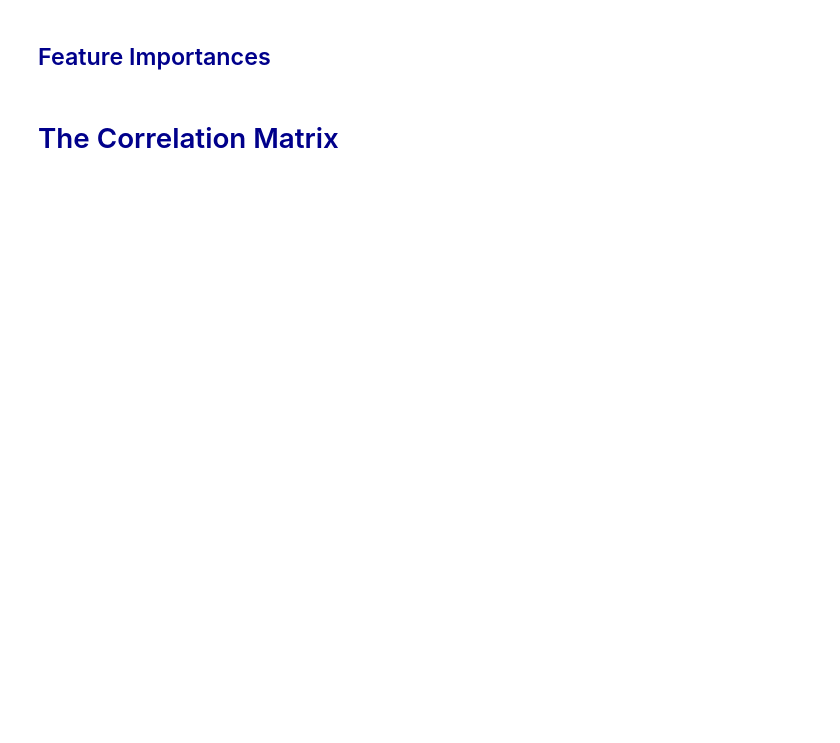
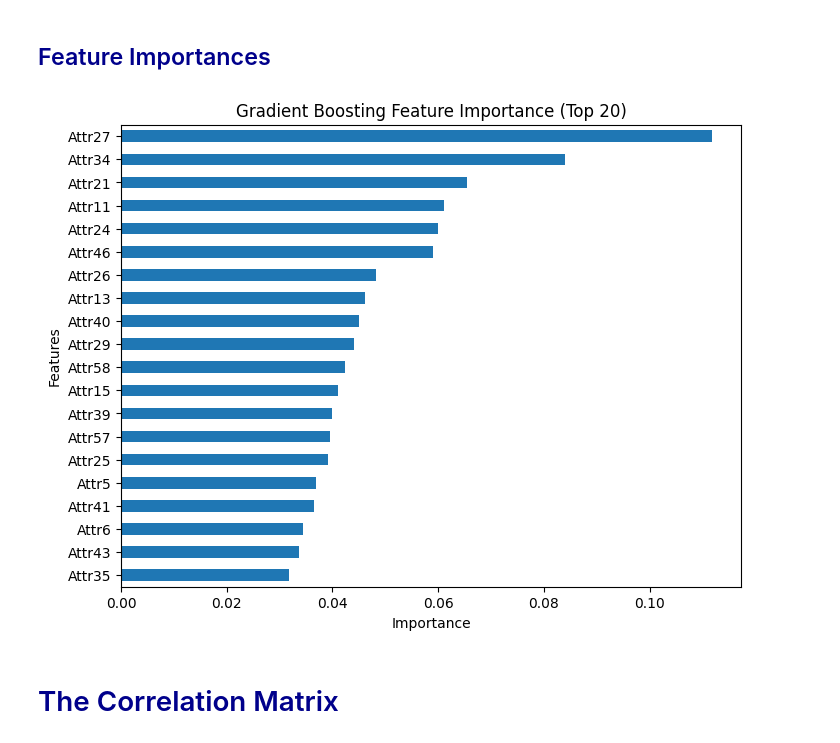
Before and after one commit to kalasamuel/CompanyBankruptcyML, a Jupyter notebook: c_ bankruptcy_prediction_multi_clasiification.ipynb, the cells around one changed output. Cells and saved outputs as stored; diff of their text form; code cells hidden in the pictures; blank space fills up the shorter version.

```diff
--- a/c_ bankruptcy_prediction_multi_clasiification.ipynb
+++ b/c_ bankruptcy_prediction_multi_clasiification.ipynb
@@ -482,14 +398,14 @@ print(report_boost)
 <h2 style="color:darkblue";>Feature Importances</h2>
 # %%
 importances = best_model_boost.named_steps["gradientboostingclassifier"].feature_importances_
-feat_imp = pd.Series(importances, index=features).sort_values()
+feat_imp_top20 = pd.Series(importances, index=top20_features).sort_values()
 
-feat_imp = pd.Series(importances, index=features).sort_values()
-
-feat_imp.tail(20).plot(kind="barh")
-plt.title("Feature Importance")
+feat_imp_top20.plot(kind="barh", figsize=(8, 6))
+plt.title("Gradient Boosting Feature Importance (Top 20)")
 plt.xlabel("Importance")
 plt.ylabel("Features");
+# %% [output]
+[figure, added]
 # %% [markdown]
 <h1 style="color:darkblue";> The Correlation Matrix</h2>
 # %%
```
Also changed, not shown: parts of 38 cells of this notebook, 3 other files.
